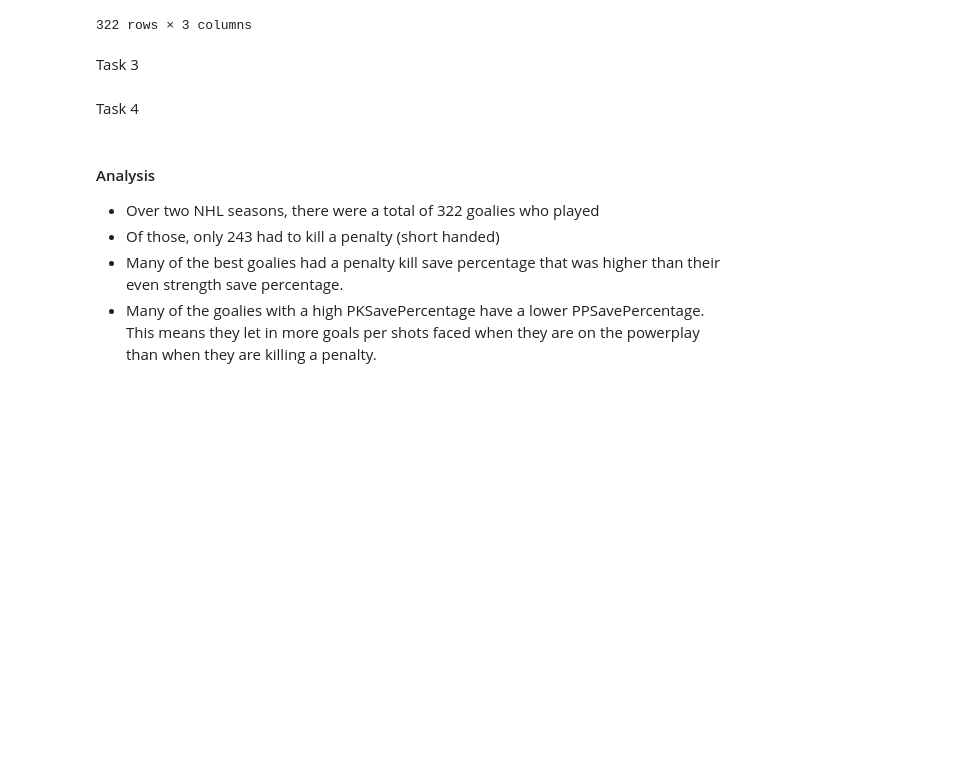
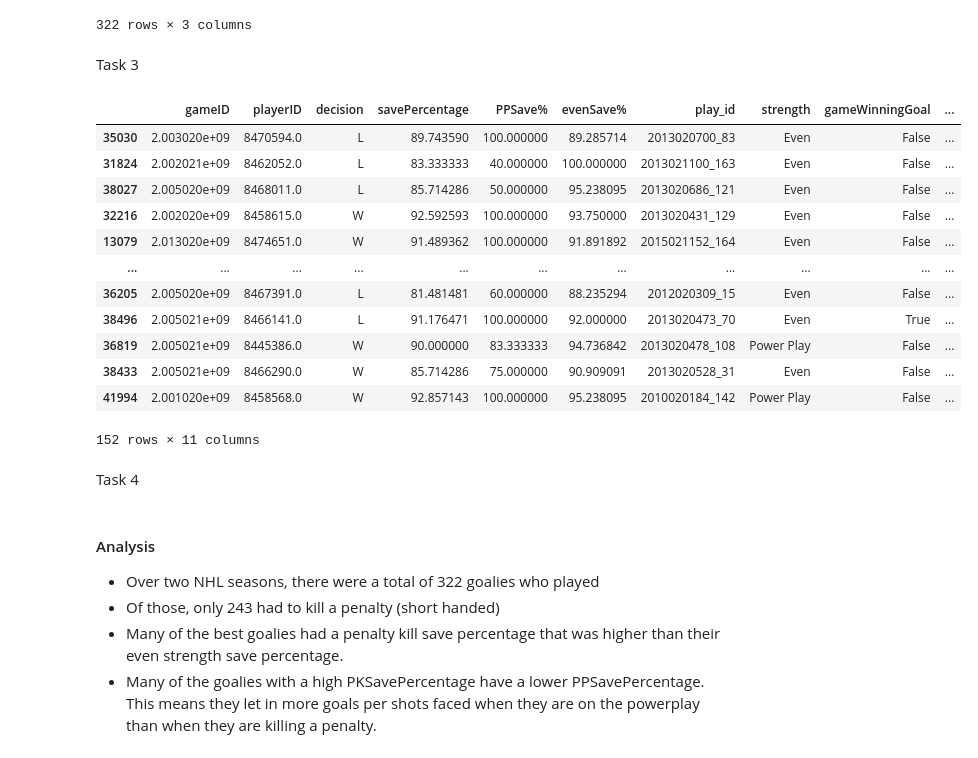
Before and after one commit to data301-2021-winter1/project-group56-project, a Jupyter notebook: notebooks/Rhys Notebook.ipynb, the cells around one changed output. Cells and saved outputs as stored; diff of their text form; code cells hidden in the pictures; blank space fills up the shorter version.

```diff
--- a/notebooks/Rhys Notebook.ipynb
+++ b/notebooks/Rhys Notebook.ipynb
@@ -235,7 +235,22 @@ def load_and_process(url):
 # %%
 df1 = load_and_process("https://raw.githubusercontent.com/data301-2021-winter1/project-group56-project/main/data/raw/APINHLStatistics.csv?token=AVRK7B23RG6RJKXAKVX6R43BQ4742")
 df1=df1.iloc[:-3, :]
-df1
+df1_mask = df1.query('PKSavePercentage >= 80.0')
+df1_mask
+# %% [output]
+|  | gameID | playerID | decision | savePercentage | PPSave% | evenSave% | play_id | strength | gameWinningGoal | ... |
+| 35030 | 2.003020e+09 | 8470594.0 | L | 89.743590 | 100.000000 | 89.285714 | 2013020700_83 | Even | False | ... |
+| 31824 | 2.002021e+09 | 8462052.0 | L | 83.333333 | 40.000000 | 100.000000 | 2013021100_163 | Even | False | ... |
+| 38027 | 2.005020e+09 | 8468011.0 | L | 85.714286 | 50.000000 | 95.238095 | 2013020686_121 | Even | False | ... |
+| 32216 | 2.002020e+09 | 8458615.0 | W | 92.592593 | 100.000000 | 93.750000 | 2013020431_129 | Even | False | ... |
+| 13079 | 2.013020e+09 | 8474651.0 | W | 91.489362 | 100.000000 | 91.891892 | 2015021152_164 | Even | False | ... |
+| ... | ... | ... | ... | ... | ... | ... | ... | ... | ... | ... |
+| 36205 | 2.005020e+09 | 8467391.0 | L | 81.481481 | 60.000000 | 88.235294 | 2012020309_15 | Even | False | ... |
+| 38496 | 2.005021e+09 | 8466141.0 | L | 91.176471 | 100.000000 | 92.000000 | 2013020473_70 | Even | True | ... |
+| 36819 | 2.005021e+09 | 8445386.0 | W | 90.000000 | 83.333333 | 94.736842 | 2013020478_108 | Power Play | False | ... |
+| 38433 | 2.005021e+09 | 8466290.0 | W | 85.714286 | 75.000000 | 90.909091 | 2013020528_31 | Even | False | ... |
+| 41994 | 2.001020e+09 | 8458568.0 | W | 92.857143 | 100.000000 | 95.238095 | 2010020184_142 | Power Play | False | ... |
+152 rows × 11 columns
 # %% [markdown]
 Task 4
 # %% [markdown]
```
Also changed, not shown: parts of 4 cells of this notebook.
